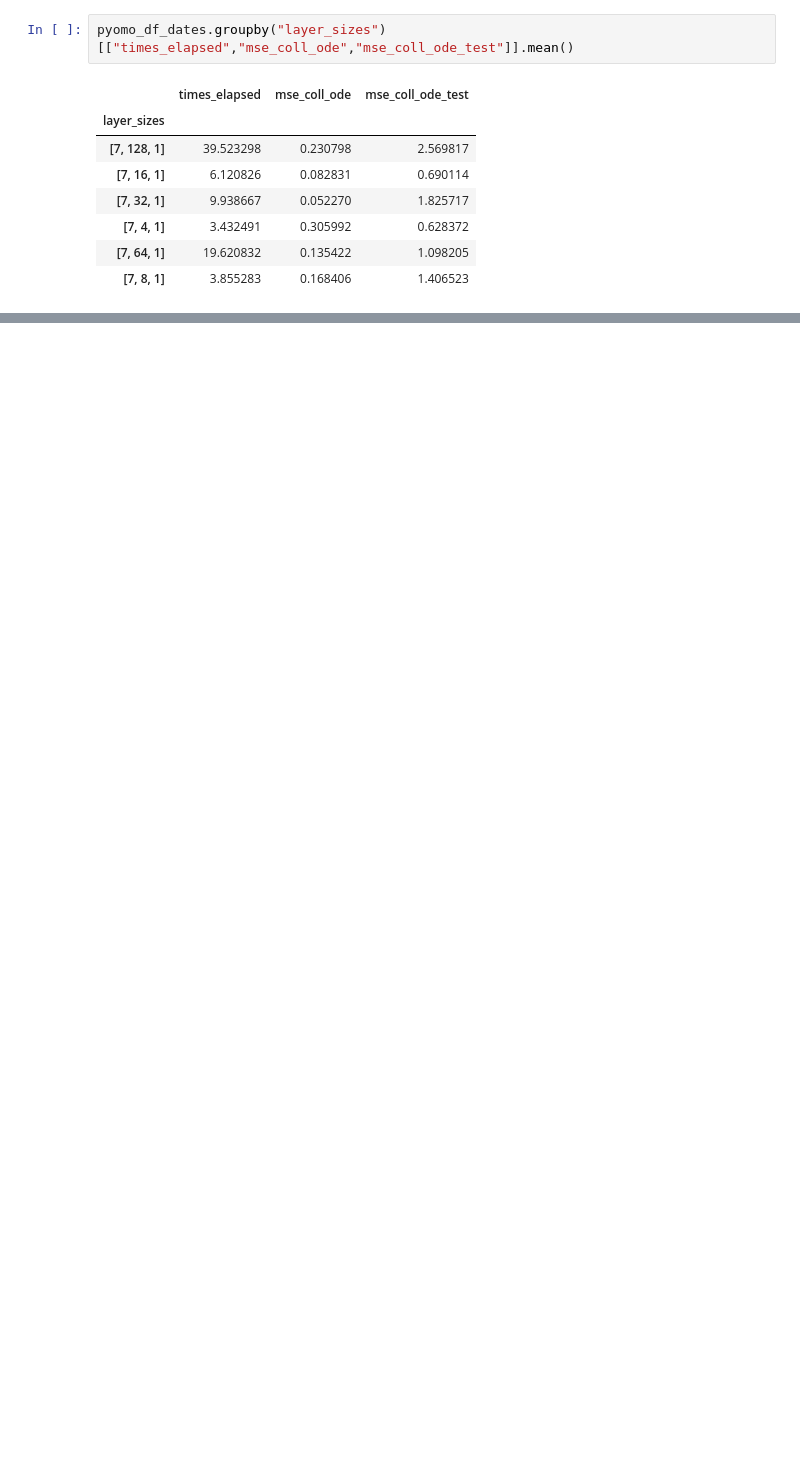
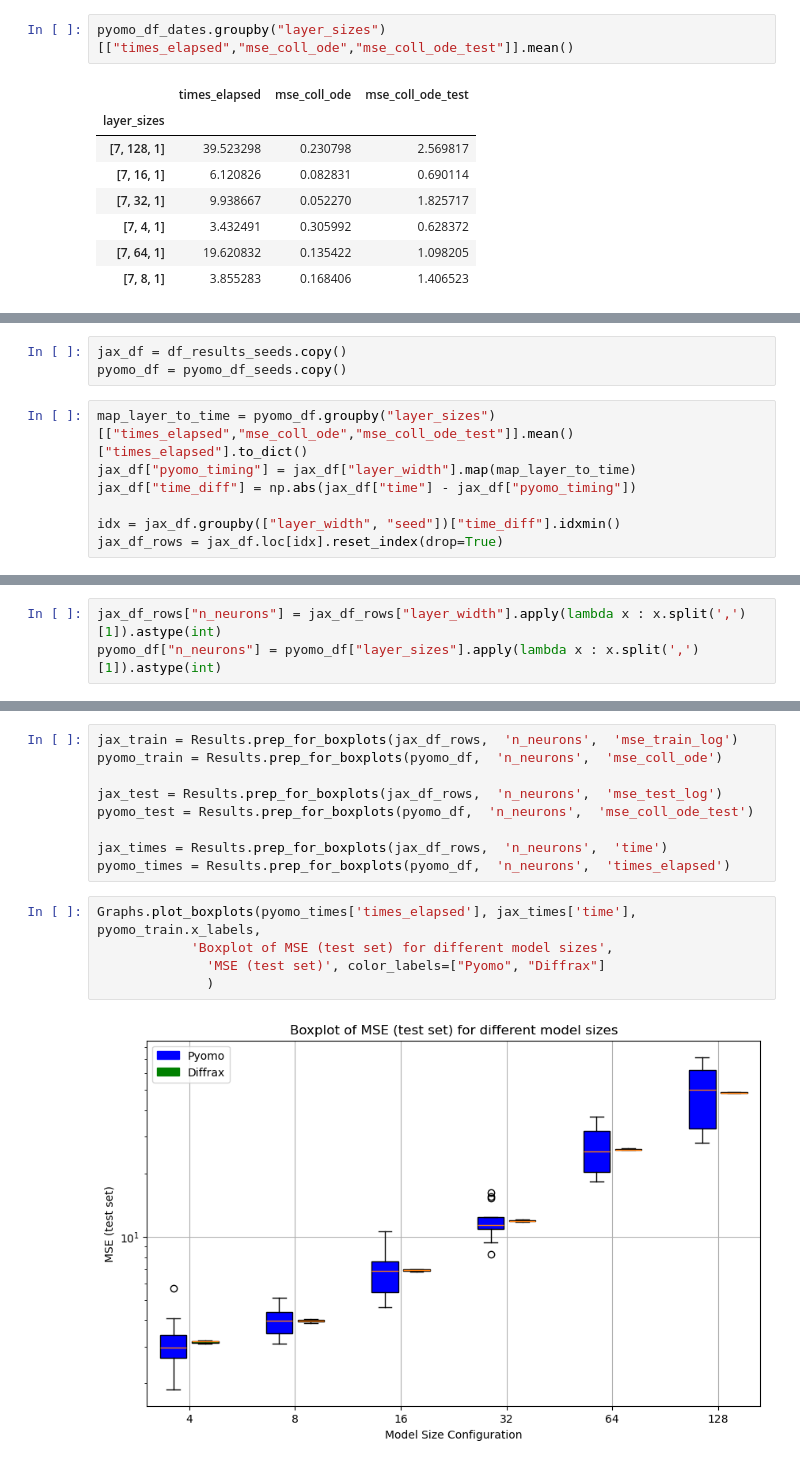
Before and after one commit to mariashapo/NODE, a Jupyter notebook: src/analysis/real_life/network_size.ipynb, the cells around one changed output, grey strips where cells are left out. Saved outputs shown, nothing was run; the diff lists cells and outputs as text; blank space fills up the shorter version.

```diff
--- a/src/analysis/real_life/network_size.ipynb
+++ b/src/analysis/real_life/network_size.ipynb
@@ -208,0 +239,10 @@ pyomo_df_dates.groupby("layer_sizes")[["times_elapsed","mse_coll_ode","mse_coll_
+# %%
+jax_df = df_results_seeds.copy()
+pyomo_df = pyomo_df_seeds.copy()
+# %%
+map_layer_to_time = pyomo_df.groupby("layer_sizes")[["times_elapsed","mse_coll_ode","mse_coll_ode_test"]].mean()["times_elapsed"].to_dict()
+jax_df["pyomo_timing"] = jax_df["layer_width"].map(map_layer_to_time)
+jax_df["time_diff"] = np.abs(jax_df["time"] - jax_df["pyomo_timing"])
+
+idx = jax_df.groupby(["layer_width", "seed"])["time_diff"].idxmin()
+jax_df_rows = jax_df.loc[idx].reset_index(drop=True)
@@ -208,0 +259,3 @@ pyomo_df_dates.groupby("layer_sizes")[["times_elapsed","mse_coll_ode","mse_coll_
+# %%
+jax_df_rows["n_neurons"] = jax_df_rows["layer_width"].apply(lambda x : x.split(',')[1]).astype(int)
+pyomo_df["n_neurons"] = pyomo_df["layer_sizes"].apply(lambda x : x.split(',')[1]).astype(int)
@@ -208,0 +279,16 @@ pyomo_df_dates.groupby("layer_sizes")[["times_elapsed","mse_coll_ode","mse_coll_
+# %%
+jax_train = Results.prep_for_boxplots(jax_df_rows,  'n_neurons',  'mse_train_log')
+pyomo_train = Results.prep_for_boxplots(pyomo_df,  'n_neurons',  'mse_coll_ode')
+
+jax_test = Results.prep_for_boxplots(jax_df_rows,  'n_neurons',  'mse_test_log')
+pyomo_test = Results.prep_for_boxplots(pyomo_df,  'n_neurons',  'mse_coll_ode_test')
+
+jax_times = Results.prep_for_boxplots(jax_df_rows,  'n_neurons',  'time')
+pyomo_times = Results.prep_for_boxplots(pyomo_df,  'n_neurons',  'times_elapsed')
+# %%
+Graphs.plot_boxplots(pyomo_times['times_elapsed'], jax_times['time'], pyomo_train.x_labels,
+            'Boxplot of MSE (test set) for different model sizes',
+              'MSE (test set)', color_labels=["Pyomo", "Diffrax"]
+              )
+# %% [output]
+[figure, added]
```
Also changed, not shown: parts of 14 cells of this notebook, 2 other files.
